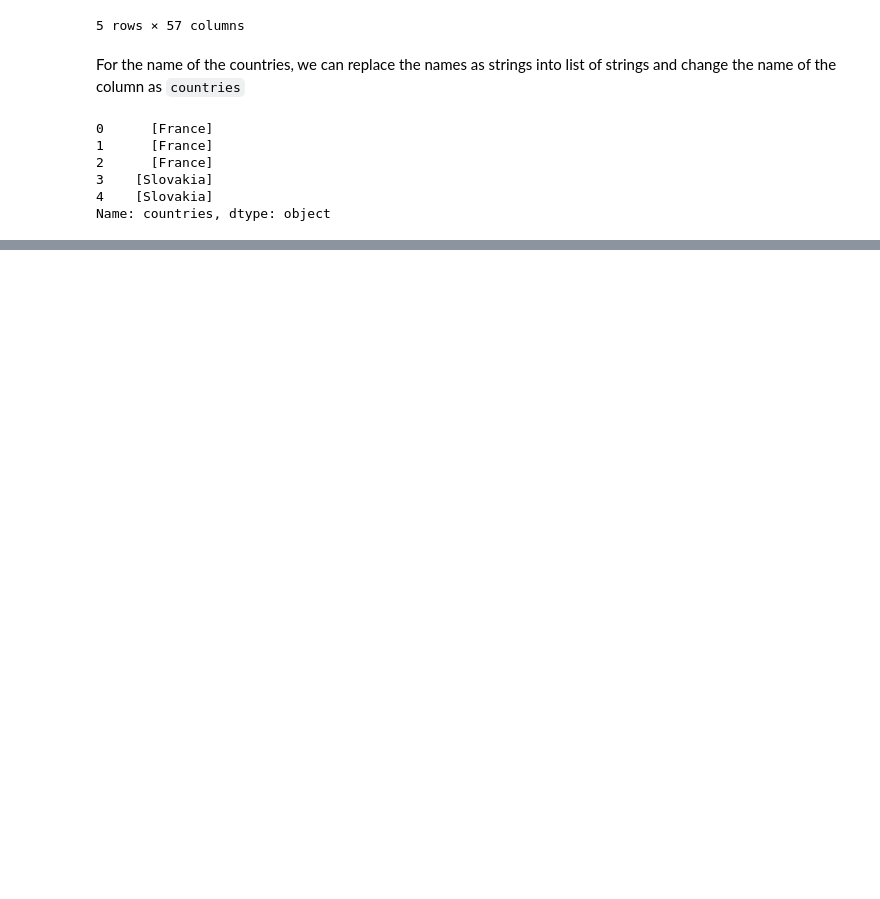
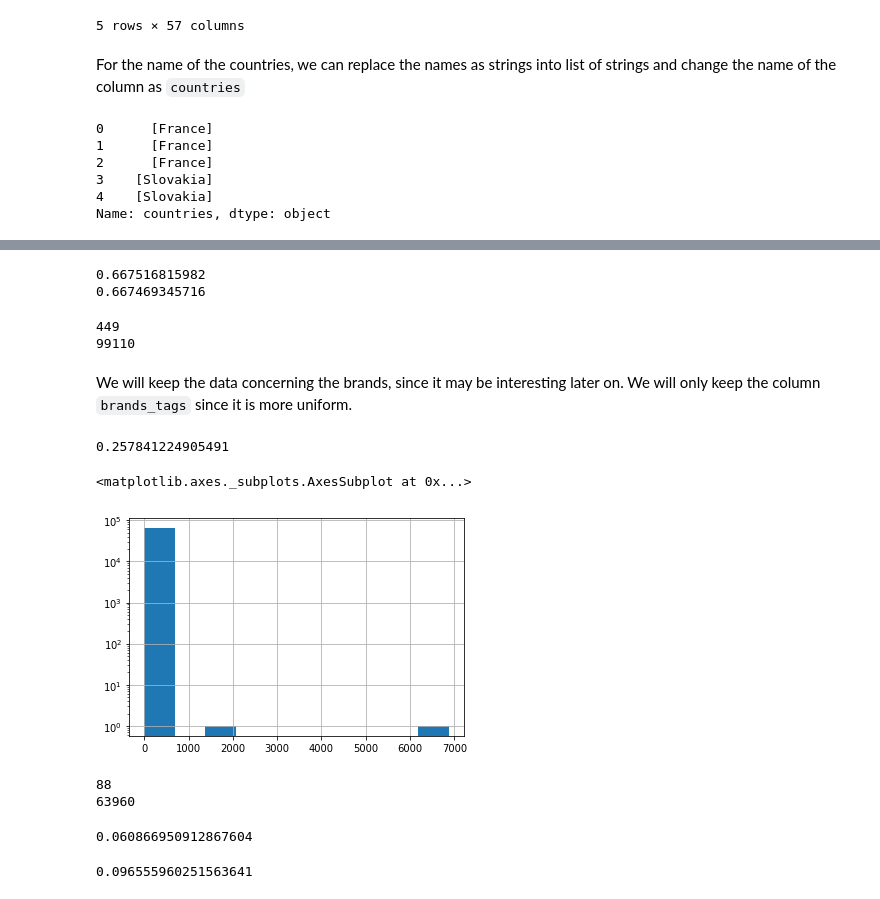
Before and after one commit to Akynna/ADA_Project, a Jupyter notebook: ProjectDidier.ipynb, the cells around one changed output, grey strips where cells are left out. Saved outputs shown, nothing was run; the diff lists cells and outputs as text; code cells hidden in the pictures; blank space fills up the shorter version.

```diff
--- a/ProjectDidier.ipynb
+++ b/ProjectDidier.ipynb
@@ -370,0 +324,4 @@ KeyboardInterrupt:
+# %%
+food_cleaned.drop(columns=["labels_tags","labels"],inplace=True)
+food_cleaned.labels_en = food_cleaned.labels_en.str.split(",")
+food_cleaned.rename(index = str, columns = {"labels_en":"labels"},inplace = True)
@@ -370,0 +344,2 @@ KeyboardInterrupt:
+# %%
+food_cleaned.drop(columns=["packaging_tags","packaging"],inplace=True)
@@ -370,0 +381,31 @@ KeyboardInterrupt:
+# %%
+print(percentageNonNa(food_cleaned.brands))
+print(percentageNonNa(food_cleaned.brands_tags))
+# %% [output]
+0.667516815982
+0.667469345716
+# %%
+print((food_cleaned.brands.value_counts() > 100).sum())
+print((food_cleaned.brands.value_counts() <= 100).sum())
+# %% [output]
+449
+99110
+# %% [markdown]
+We will keep the data concerning the brands, since it may be interesting later on. We will only keep the column `brands_tags` since it is more uniform.
+# %%
+food_cleaned.drop(columns=["brands_tags"],inplace=True)
+# %%
+percentageNonNa(food_cleaned.categories)
+# %% [output]
+0.257841224905491
+# %%
+food_cleaned.categories.value_counts().hist(log=True)
+# %% [output]
+<matplotlib.axes._subplots.AxesSubplot at 0x...>
+[figure, added]
+# %%
+print((food_cleaned.categories.value_counts() > 100).sum())
+print((food_cleaned.categories.value_counts() <= 100).sum())
+# %% [output]
+88
+63960
@@ -370,0 +415,5 @@ KeyboardInterrupt:
+# %%
+percentageNonNa(food_cleaned.origins)
+# Not enough infos, we drop
+# %% [output]
+0.060866950912867604
@@ -370,0 +422,4 @@ KeyboardInterrupt:
+# %%
+percentageNonNa(food_cleaned.manufacturing_places_tags)# Not enough infos, we drop
+# %% [output]
+0.096555960251563641
```
Also changed, not shown: parts of 64 cells of this notebook.
